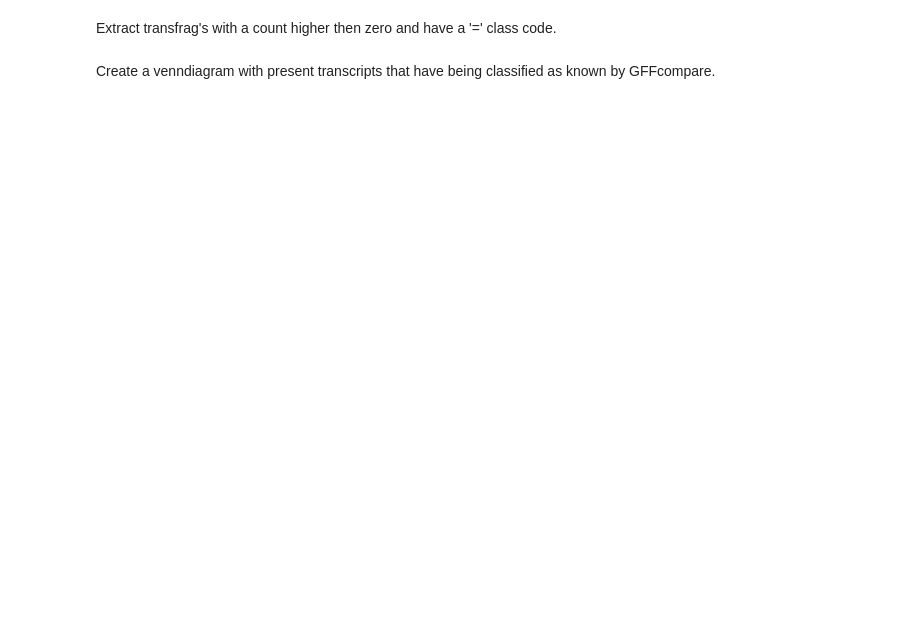
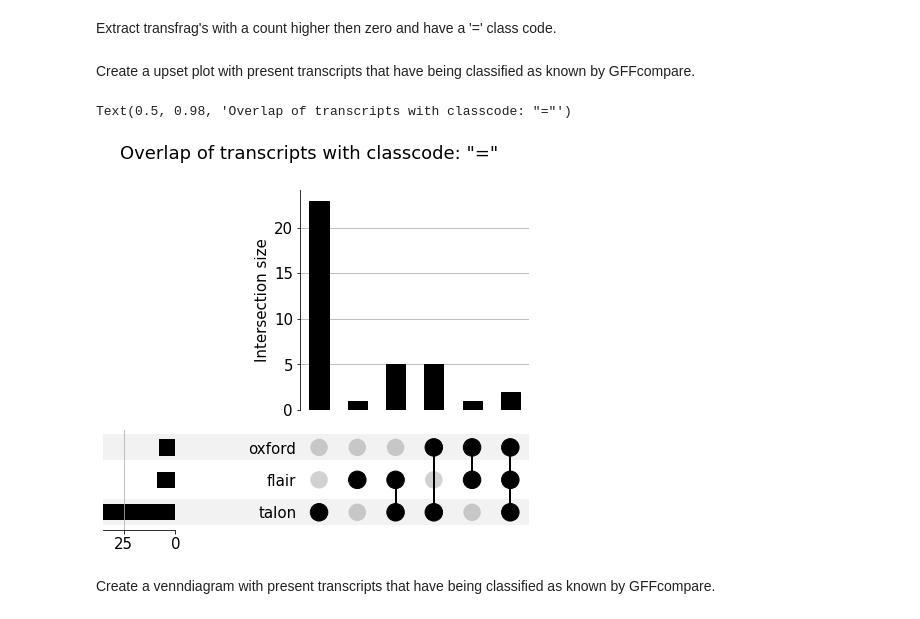
Before and after one commit to LUMC/RPCA, a Jupyter notebook: workflow/notebooks/venndiagrams.py.ipynb, the cells around one changed output. Saved outputs shown, nothing was run; the diff lists cells and outputs as text; code cells hidden in the pictures; blank space fills up the shorter version.

```diff
--- a/workflow/notebooks/venndiagrams.py.ipynb
+++ b/workflow/notebooks/venndiagrams.py.ipynb
@@ -116,6 +141,16 @@ flair_values_known = flair_array_known.T[0]
 talon_mask_known = (df['talon.counts'] > 0) & (df['Class code'] == '=')
 talon_array_known = df[talon_mask_known].values
 talon_values_known = talon_array_known.T[0]
+# %% [markdown]
+Create a upset plot with present transcripts that have being classified as known by GFFcompare.
+# %%
+transcripts = from_contents({'oxford': set(ox_values_known), 'flair': set(flair_values_known), 'talon': set(talon_values_known)})
+upset_plot(transcripts, element_size=50)
+plt.suptitle('Overlap of transcripts with classcode: "="')
+plt.savefig(snakemake.output.known_upset, dpi=200)
+# %% [output]
+Text(0.5, 0.98, 'Overlap of transcripts with classcode: "="')
+[figure, added]
 # %% [markdown]
 Create a venndiagram with present transcripts that have being classified as known by GFFcompare.
 # %%
```
Also changed, not shown: parts of 11 cells of this notebook, 2 other files.
